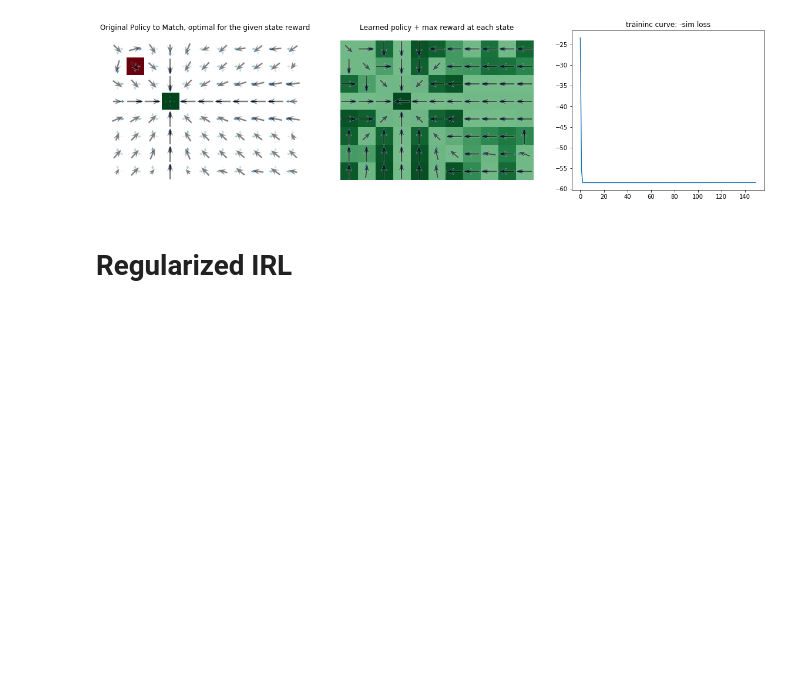
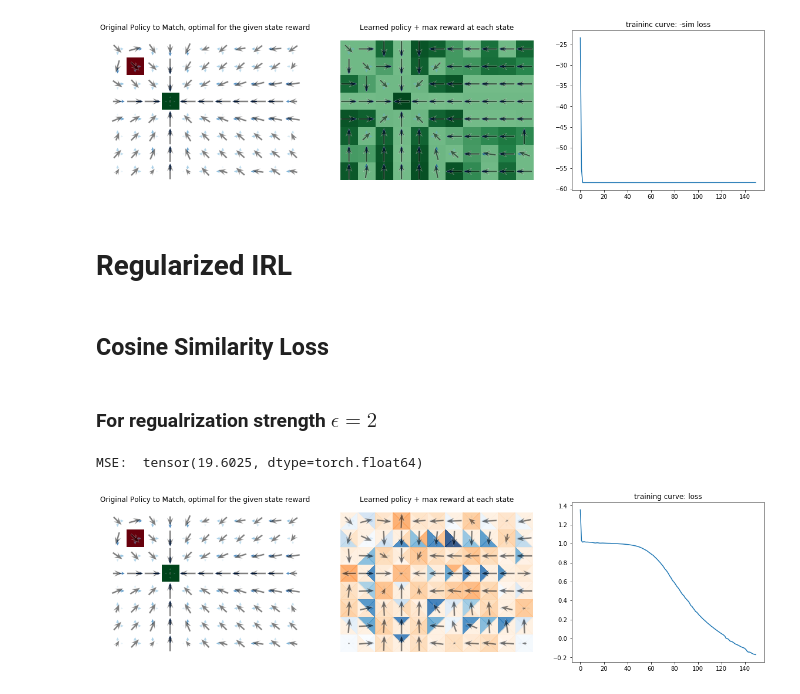
Before and after one commit to orichardson/interpreting-rewards, a Jupyter notebook: code/experiments/torch-grad.ipynb, the cells around one changed output. Saved outputs shown, nothing was run; the diff lists cells and outputs as text; code cells hidden in the pictures; blank space fills up the shorter version.

```diff
--- a/code/experiments/torch-grad.ipynb
+++ b/code/experiments/torch-grad.ipynb
@@ -160,7 +166,7 @@ Text(0.5, 1.0, 'traininc curve: -sim loss')
 # %% [markdown]
 Let's try the entropy-regularized version of that.
 # %%
-def entropy_regularized_torch_MCE_IRL(env, desired_policy, gamma, iters=100, loss_fn='-sim'):
+def entropy_regularized_torch_IRL(env, desired_policy, gamma, iters=100, loss_fn='-sim'):
     # the parameters are the rewards.
     # start with the zero reward
     R = torch.zeros(env.SAshape, requires_grad = True)
@@ -177,17 +183,17 @@ def entropy_regularized_torch_MCE_IRL(env, desired_policy, gamma, iters=100, los
             loss = (- desired_policy * opt_policy).sum()
         ## KL DIV
         if loss_fn == 'kl':
-            loss = (desired_policy * torch.log(torch.div(desired_policy, opt_policy))).sum()
+            loss = - (desired_policy * opt_policy).sum() / torch.sqrt((desired_policy**2).sum() + (opt_policy**2).sum())
         if loss_fn == 'sq':
             loss = ((desired_policy - opt_policy)**2).sum()
+
         loss += torch.where(opt_policy==0, 0., opt_policy*torch.log(torch.where(opt_policy==0, 1., opt_policy))).sum() / GW.nS
         loss.backward()
         losses.append(loss.detach())
 
         optimizer.step()
 
-    entropy_regularized_torch_MCE_IRL.losses = losses
-    return R.detach()
+    return R.detach(), losses
 
 fig, (ax1, ax2, ax3) = plt.subplots(1, 3, figsize=(20,5))
 
@@ -197,13 +203,13 @@ R_dipole[GW.S.idx(('x1', 'y1'))] = -1
 
 pi = prim.fwd(GW, R_dipole, 0.999, temp=0.001, val_iters=100)
 GW.draw(policy=pi, states=broadcompress(R_dipole), ax=ax1)
-R = entropy_regularized_torch_MCE_IRL(GW, pi, 0.999, iters=150, loss_fn='-sim')
+R, losses = entropy_regularized_torch_IRL(GW, pi, 0.999, iters=150, loss_fn='-sim')
 piopt = prim.fwd(GW, R, 0.999, temp=0.001, val_iters=100)
 GW.draw(policy=piopt, states=R.numpy().max(axis=1), ax=ax2)
 
 print("MSE: ", ((piopt - pi)**2).sum() )
 
-ax3.plot(entropy_regularized_torch_MCE_IRL.losses)
+ax3.plot(losses)
 # ax3.semilogy(torch_MCE_IRL.losses - numpy.min(torch_MCE_IRL.losses)+1)
 
 ax1.set_title("Original Policy to Match, optimal for the given state reward")
@@ -217,0 +271,29 @@ Text(0.5, 1.0, 'traininc curve: -sim loss')
+# %% [markdown]
+## Cosine Similarity Loss
+# %% [markdown]
+### For regualrization strength $\epsilon = 2$
+# %%
+fig, (ax1, ax2, ax3) = plt.subplots(1, 3, figsize=(20,5))
+
+R_dipole = torch.zeros(GW.Sshape)
+R_dipole[GW.S.idx(('x3', 'y3'))] = 1
+R_dipole[GW.S.idx(('x1', 'y1'))] = -1
+
+pi = prim.fwd(GW, R_dipole, 0.999, temp=0.001, val_iters=100)
+GW.draw(policy=pi, states=broadcompress(R_dipole), ax=ax1)
+R, losses = regularized_torch_IRL(GW, pi, 0.999, iters=150, goal_dir_coeff=2)
+piopt = prim.fwd(GW, R, 0.999, temp=0.001, val_iters=100)
+GW.draw(policy=piopt, tris=R.numpy(), ax=ax2)
+
+print("MSE: ", ((piopt - pi)**2).sum() )
+
+ax3.plot(losses)
+# ax3.semilogy(torch_MCE_IRL.losses - numpy.min(torch_MCE_IRL.losses)+1)
+
+ax1.set_title("Original Policy to Match, optimal for the given state reward")
+ax2.set_title("Learned policy + max reward at each state")
+ax3.set_title("training curve: loss")
+plt.show()
+# %% [output]
+MSE:  tensor(19.6025, dtype=torch.float64)
+[figure, added]
```
Also changed, not shown: parts of 22 cells of this notebook, 13 other files.
